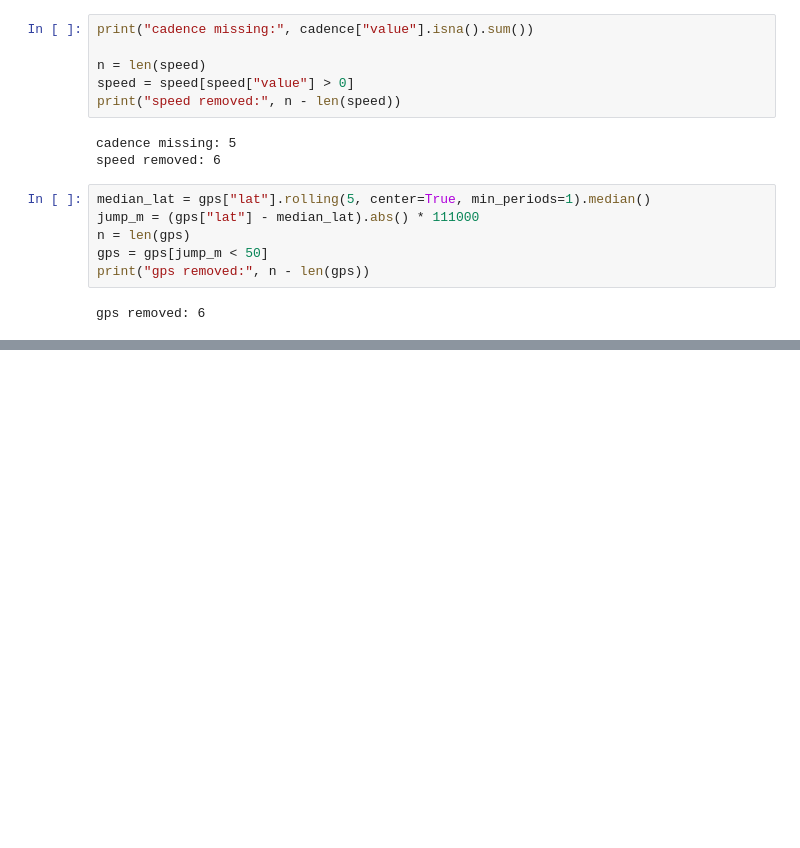
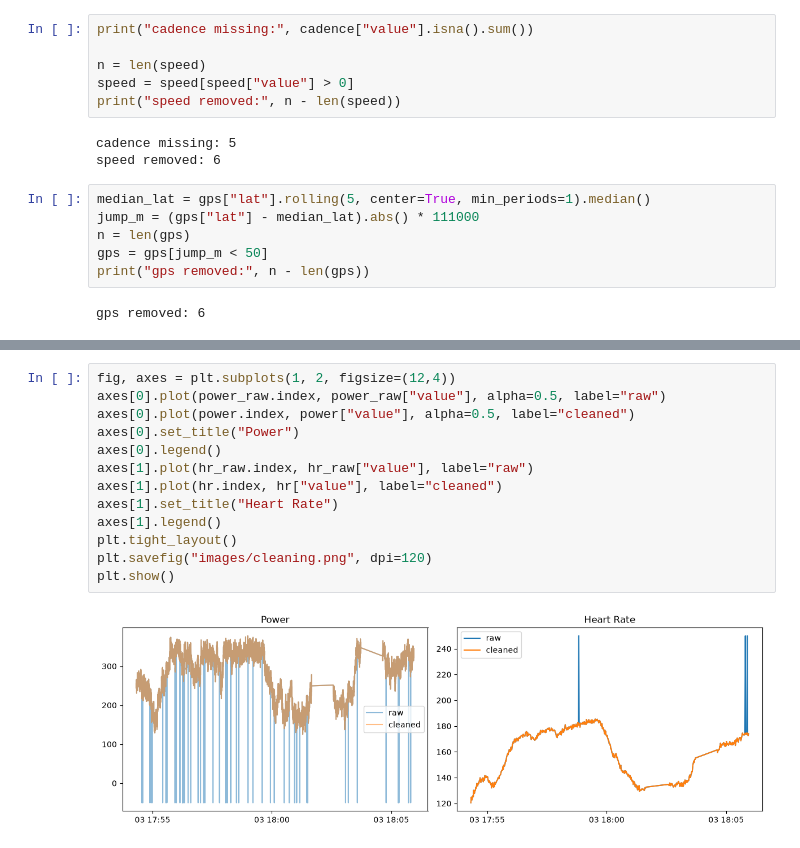
Before and after one commit to emresener-1/sensor-telemetry, a Jupyter notebook: analysis.ipynb, the cells around one changed output, grey strips where cells are left out. Cells and saved outputs as stored; diff of their text form; blank space fills up the shorter version.

```diff
--- a/analysis.ipynb
+++ b/analysis.ipynb
@@ -118,0 +158,15 @@ dtype: int64
+# %%
+fig, axes = plt.subplots(1, 2, figsize=(12,4))
+axes[0].plot(power_raw.index, power_raw["value"], alpha=0.5, label="raw")
+axes[0].plot(power.index, power["value"], alpha=0.5, label="cleaned")
+axes[0].set_title("Power")
+axes[0].legend()
+axes[1].plot(hr_raw.index, hr_raw["value"], label="raw")
+axes[1].plot(hr.index, hr["value"], label="cleaned")
+axes[1].set_title("Heart Rate")
+axes[1].legend()
+plt.tight_layout()
+plt.savefig("images/cleaning.png", dpi=120)
+plt.show()
+# %% [output]
+[figure, added]
```
Also changed, not shown: parts of 4 cells of this notebook, 3 other files.
